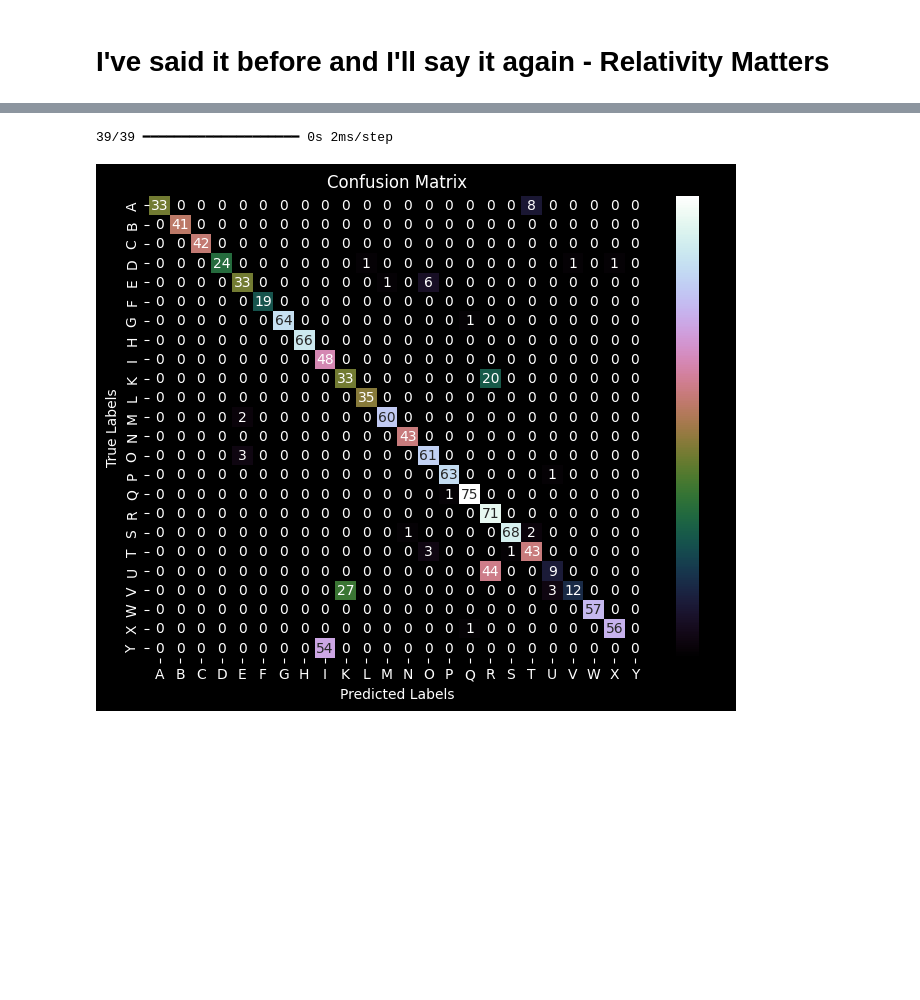
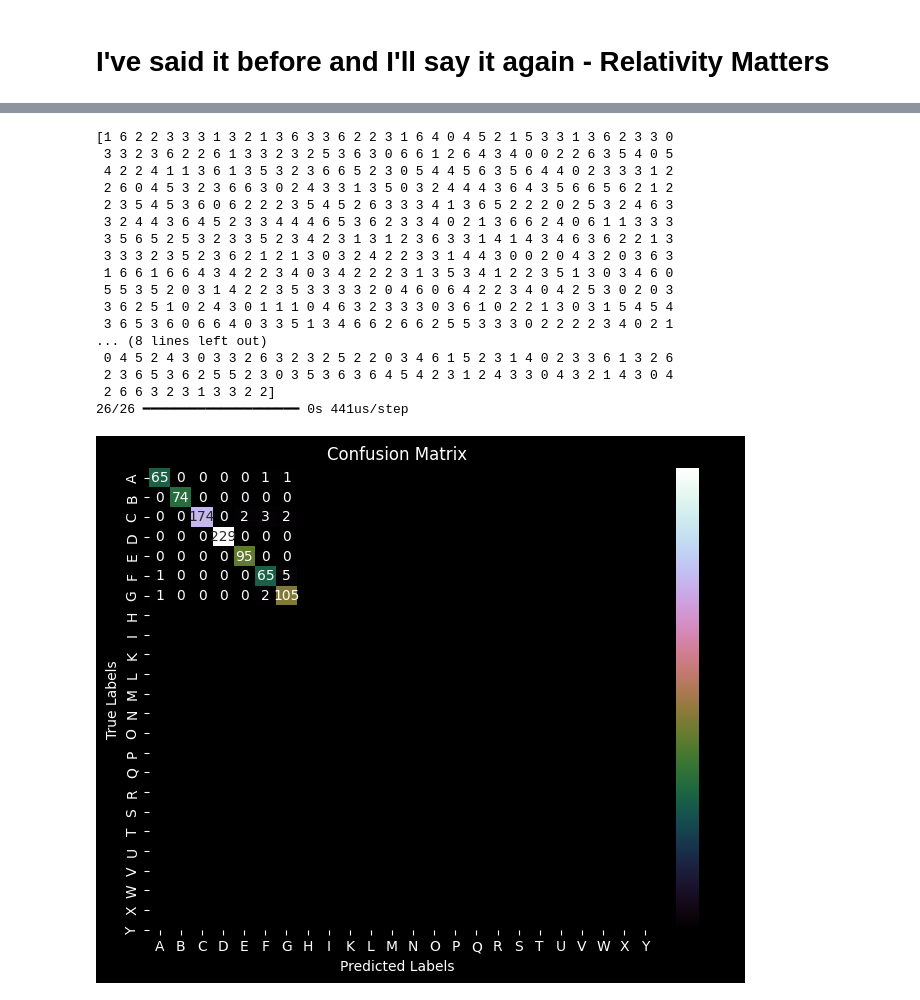
Before and after one commit to dvorakman/csci218-group-project, a Jupyter notebook: relativitymatters_cnn.ipynb, the cells around one changed output, grey strips where cells are left out. Cells and saved outputs as stored; diff of their text form; code cells hidden in the pictures; blank space fills up the shorter version.

Commit message:
refactored cnn and rnn model + data collection for ABCDEMN

```diff
--- a/relativitymatters_cnn.ipynb
+++ b/relativitymatters_cnn.ipynb
@@ -56,0 +76,7 @@ model = Sequential([
+# %%
+# Get the input shape from the data
+input_shape = X_train.shape[1:] # Shape of a single sample
+num_classes = y_encoded.shape[1] # Number of classes
+
+print(f"Input shape: {input_shape}")
+print(f"Number of classes: {num_classes}")
@@ -56,0 +86,12 @@ model = Sequential([
+# %%
+# Create the model
+model = create_model(input_shape, num_classes)
+
+# Learning Rate Scheduler & Early Stopping to optimize training
+reduce_lr = ReduceLROnPlateau(monitor='val_loss', factor=0.5, patience=5, min_lr=0.00001, verbose=1)
+early_stopping = EarlyStopping(monitor='val_loss', patience=10, restore_best_weights=True, verbose=1)
+
+# Compile the model
+model.compile(optimizer='adam', loss='categorical_crossentropy', metrics=['accuracy'])
+
+history = model.fit(X_train, y_train, batch_size=32, epochs=100, validation_data=(X_val, y_val), callbacks=[reduce_lr, early_stopping], verbose=1)
@@ -82,6 +140,0 @@ Model: "sequential"
-# %%
-# Compile the model
-model.compile(optimizer='adam', loss='sparse_categorical_crossentropy', metrics=['accuracy'])
-# %%
-# Train the model
-history = model.fit(X_train, y_train, epochs=20, validation_data=(X_test, y_test), batch_size=32)
@@ -151,34 +236,51 @@ plt.show()
 import seaborn as sns
 import matplotlib.pyplot as plt
 import numpy as np
 from sklearn.metrics import confusion_matrix
 
-labels = ['A', 'B', 'C', 'D', 'E', 'F', 'G', 'H', 'I', 'K', 'L', 'M', 'N', 'O', 'P', 'Q', 'R', 'S', 'T', 'U', 'V', 'W', 'X', 'Y']
+y_test_labels = np.argmax(y_test, axis=1)
+print(y_test_labels)
 
 # Get the predicted labels
 y_pred = model.predict(X_test)
 y_pred = np.argmax(y_pred, axis=1)
 
 # Compute the confusion matrix
-cm = confusion_matrix(y_test, y_pred)
+cm = confusion_matrix(y_test_labels, y_pred)
 
 # Plot the confusion matrix using seaborn
 plt.figure(figsize=(8, 6))
 ax = sns.heatmap(cm, annot=True, cmap='cubehelix', fmt='d', xticklabels=labels, yticklabels=labels)
 
 # Set the plot background to black
 plt.gcf().set_facecolor('black')
 ax.set_facecolor('black')
 
 # Change text color to white
 ax.tick_params(colors='white', which='both')  # Change color of ticks
 plt.setp(ax.get_xticklabels(), color='white')  # Change color of x-axis labels
 plt.setp(ax.get_yticklabels(), color='white')  # Change color of y-axis labels
 plt.title('Confusion Matrix', color='white')
 plt.xlabel('Predicted Labels', color='white')
 plt.ylabel('True Labels', color='white')
 
 plt.show()
 # %% [output]
-39/39 ━━━━━━━━━━━━━━━━━━━━ 0s 2ms/step
+[1 6 2 2 3 3 3 1 3 2 1 3 6 3 3 6 2 2 3 1 6 4 0 4 5 2 1 5 3 3 1 3 6 2 3 3 0
+ 3 3 2 3 6 2 2 6 1 3 3 2 3 2 5 3 6 3 0 6 6 1 2 6 4 3 4 0 0 2 2 6 3 5 4 0 5
+ 4 2 2 4 1 1 3 6 1 3 5 3 2 3 6 6 5 2 3 0 5 4 4 5 6 3 5 6 4 4 0 2 3 3 3 1 2
+ 2 6 0 4 5 3 2 3 6 6 3 0 2 4 3 3 1 3 5 0 3 2 4 4 4 3 6 4 3 5 6 6 5 6 2 1 2
+ 2 3 5 4 5 3 6 0 6 2 2 2 3 5 4 5 2 6 3 3 3 4 1 3 6 5 2 2 2 0 2 5 3 2 4 6 3
+ 3 2 4 4 3 6 4 5 2 3 3 4 4 4 6 5 3 6 2 3 3 4 0 2 1 3 6 6 2 4 0 6 1 1 3 3 3
+ 3 5 6 5 2 5 3 2 3 3 5 2 3 4 2 3 1 3 1 2 3 6 3 3 1 4 1 4 3 4 6 3 6 2 2 1 3
+ 3 3 3 2 3 5 2 3 6 2 1 2 1 3 0 3 2 4 2 2 3 3 1 4 4 3 0 0 2 0 4 3 2 0 3 6 3
+ 1 6 6 1 6 6 4 3 4 2 2 3 4 0 3 4 2 2 2 3 1 3 5 3 4 1 2 2 3 5 1 3 0 3 4 6 0
+ 5 5 3 5 2 0 3 1 4 2 2 3 5 3 3 3 3 2 0 4 6 0 6 4 2 2 3 4 0 4 2 5 3 0 2 0 3
+ 3 6 2 5 1 0 2 4 3 0 1 1 1 0 4 6 3 2 3 3 3 0 3 6 1 0 2 2 1 3 0 3 1 5 4 5 4
+ 3 6 5 3 6 0 6 6 4 0 3 3 5 1 3 4 6 6 2 6 6 2 5 5 3 3 3 0 2 2 2 2 3 4 0 2 1
+... (8 lines left out)
+ 0 4 5 2 4 3 0 3 3 2 6 3 2 3 2 5 2 2 0 3 4 6 1 5 2 3 1 4 0 2 3 3 6 1 3 2 6
+ 2 3 6 5 3 6 2 5 5 2 3 0 3 5 3 6 3 6 4 5 4 2 3 1 2 4 3 3 0 4 3 2 1 4 3 0 4
+ 2 6 6 3 2 3 1 3 3 2 2]
+26/26 ━━━━━━━━━━━━━━━━━━━━ 0s 441us/step
-[figure, old version]
+[figure, new version]
```
Also changed, not shown: parts of 16 cells of this notebook, 22 other files.
